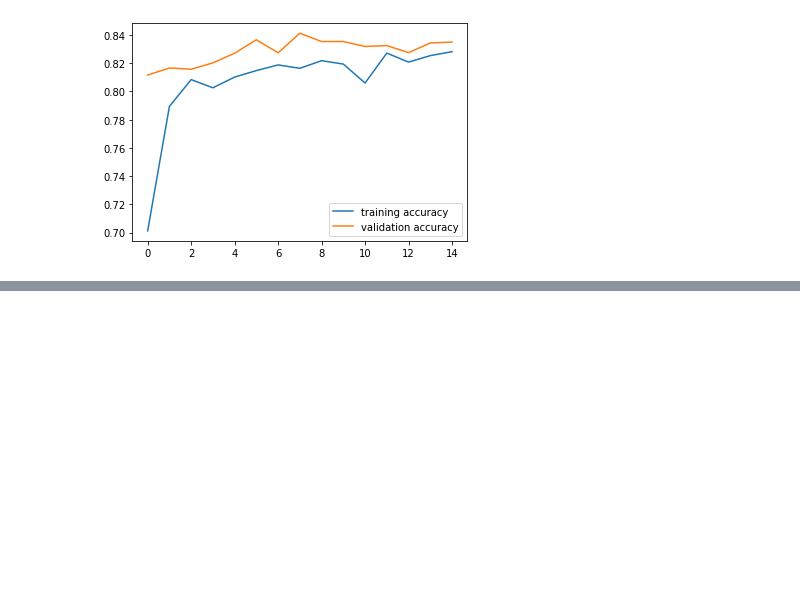
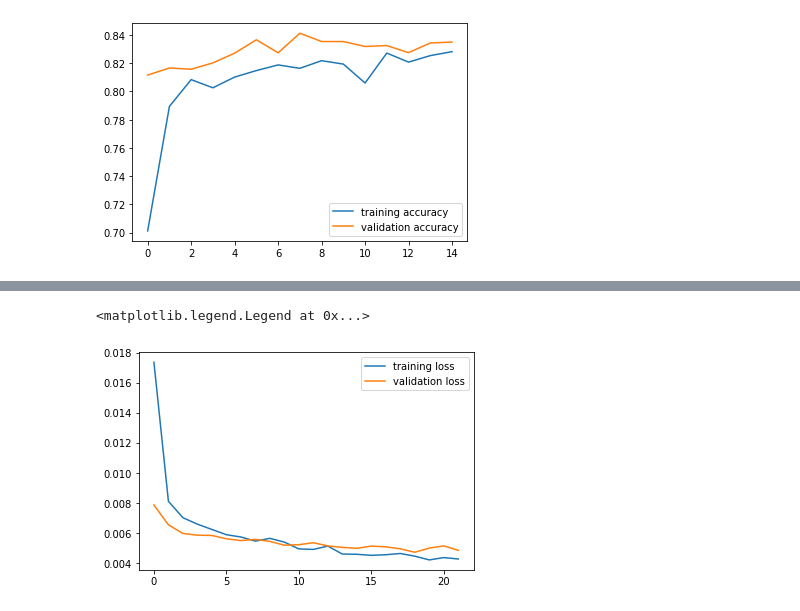
Before and after one commit to lo-uis/Team_ChoLab, a Jupyter notebook: stl_10.ipynb, the cells around one changed output, grey strips where cells are left out. Saved outputs shown, nothing was run; the diff lists cells and outputs as text; code cells hidden in the pictures; blank space fills up the shorter version.

```diff
--- a/stl_10.ipynb
+++ b/stl_10.ipynb
@@ -499,0 +464,33 @@ torch.save(model.state_dict(), save_path)
+# %%
+# ファインチューニングで学習させるパラメータを、変数params_to_updateの1～3に格納する
+
+params_to_update_1 = []
+params_to_update_2 = []
+params_to_update_3 = []
+
+# 学習させる層のパラメータ名を指定
+update_param_names_1 = ["features"]
+update_param_names_2 = ["classifier.0.weight",
+                        "classifier.0.bias", "classifier.3.weight", "classifier.3.bias"]
+update_param_names_3 = ["classifier.6.weight", "classifier.6.bias"]
+
+# パラメータごとに各リストに格納する
+for name, param in model.named_parameters():
+    if update_param_names_1[0] in name:
+        param.requires_grad = True
+        params_to_update_1.append(param)
+        print("params_to_update_1に格納：", name)
+
+    elif name in update_param_names_2:
+        param.requires_grad = True
+        params_to_update_2.append(param)
+        print("params_to_update_2に格納：", name)
+
+    elif name in update_param_names_3:
+        param.requires_grad = True
+        params_to_update_3.append(param)
+        print("params_to_update_3に格納：", name)
+
+    else:
+        param.requires_grad = False
+        print("勾配計算なし。学習しない：", name)
@@ -499,0 +515,7 @@ torch.save(model.state_dict(), save_path)
+# %%
+# 最適化手法の設定
+optimizer = optim.SGD([
+    {'params': params_to_update_1, 'lr': 1e-4},
+    {'params': params_to_update_2, 'lr': 5e-4},
+    {'params': params_to_update_3, 'lr': 1e-3}
+], momentum=0.9)
@@ -499,0 +649,7 @@ torch.save(model.state_dict(), save_path)
+# %%
+plt.plot(running_loss_history, label='training loss')
+plt.plot(val_running_loss_history, label='validation loss')
+plt.legend()
+# %% [output]
+<matplotlib.legend.Legend at 0x...>
+[figure, added]
```
Also changed, not shown: parts of 12 cells of this notebook.
